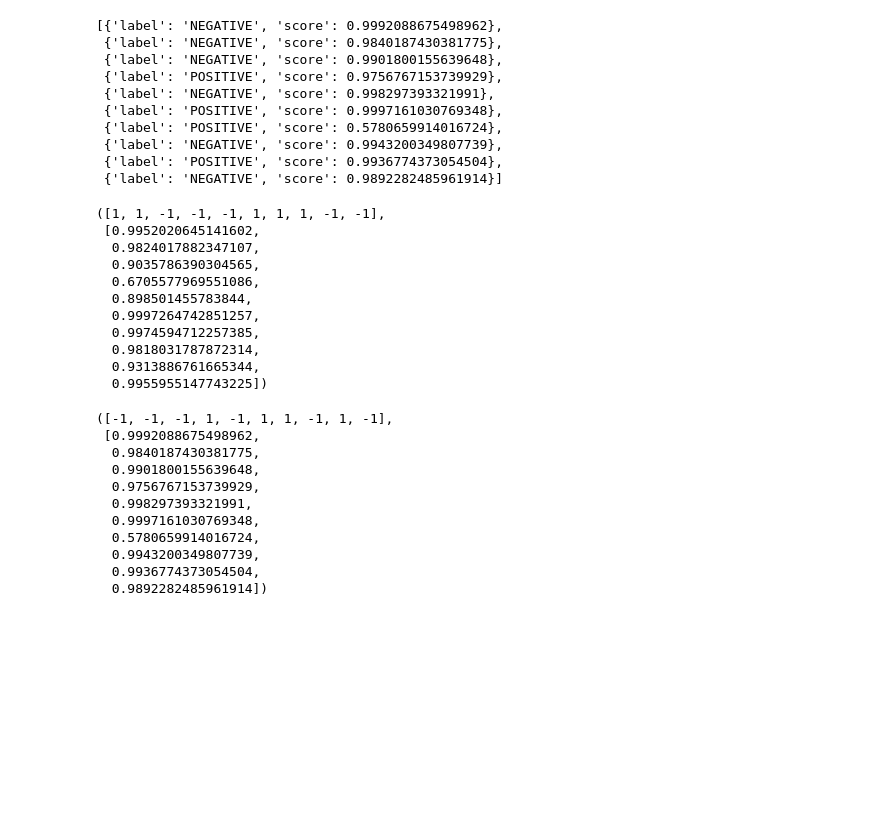
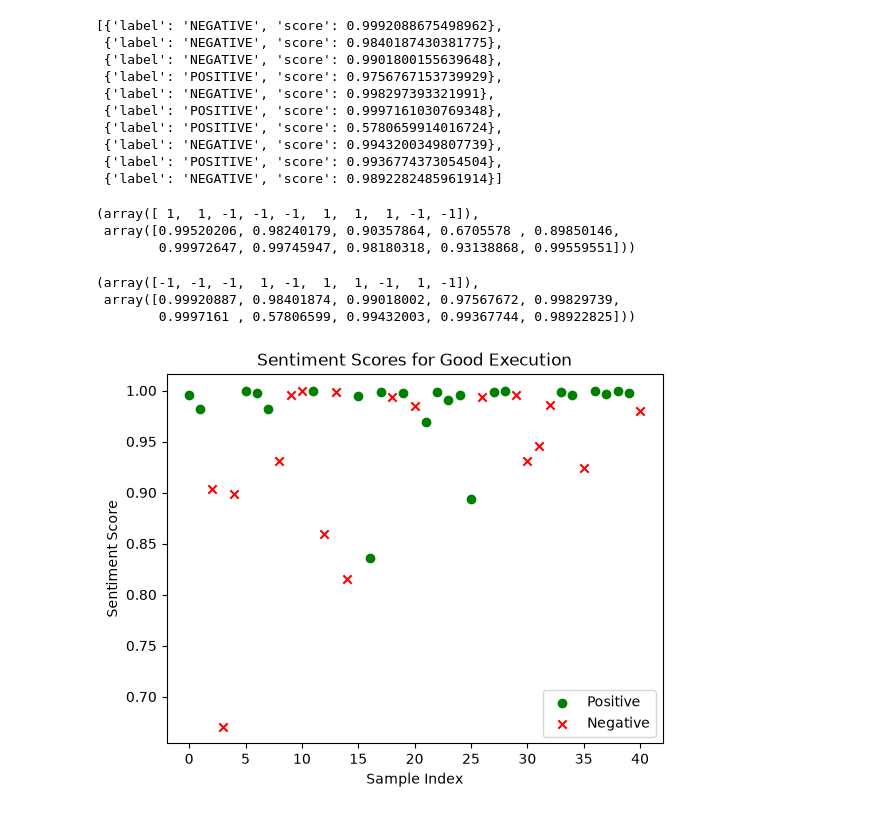
Before and after one commit to kevinngonyc/Multimodal-Ego-Exo4D, a Jupyter notebook: initial_exploration.ipynb, the cells around one changed output. Cells and saved outputs as stored; diff of their text form; code cells hidden in the pictures; blank space fills up the shorter version.

Commit message:
initial sentiment analysis minor changes

```diff
--- a/initial_exploration.ipynb
+++ b/initial_exploration.ipynb
@@ -86,34 +87,35 @@ tfi_result[:10]
  {'label': 'POSITIVE', 'score': 0.9936774373054504},
  {'label': 'NEGATIVE', 'score': 0.9892282485961914}]
 # %%
-ge_labels = [1 if item['label'] == 'POSITIVE' else -1 for item in ge_result]
-ge_scores = [item['score'] for item in ge_result]
+ge_labels = np.array([1 if item['label'] == 'POSITIVE' else -1 for item in ge_result])
+ge_scores = np.array([item['score'] for item in ge_result])
 ge_labels[:10], ge_scores[:10]
 # %% [output]
-([1, 1, -1, -1, -1, 1, 1, 1, -1, -1],
- [0.9952020645141602,
-  0.9824017882347107,
-  0.9035786390304565,
-  0.6705577969551086,
-  0.898501455783844,
-  0.9997264742851257,
-  0.9974594712257385,
-  0.9818031787872314,
-  0.9313886761665344,
-  0.9955955147743225])
+(array([ 1,  1, -1, -1, -1,  1,  1,  1, -1, -1]),
+ array([0.99520206, 0.98240179, 0.90357864, 0.6705578 , 0.89850146,
+        0.99972647, 0.99745947, 0.98180318, 0.93138868, 0.99559551]))
 # %%
-tfi_labels = [1 if item['label'] == 'POSITIVE' else -1 for item in tfi_result]
-tfi_scores = [item['score'] for item in tfi_result]
+tfi_labels = np.array([1 if item['label'] == 'POSITIVE' else -1 for item in tfi_result])
+tfi_scores = np.array([item['score'] for item in tfi_result])
 tfi_labels[:10], tfi_scores[:10]
 # %% [output]
-([-1, -1, -1, 1, -1, 1, 1, -1, 1, -1],
- [0.9992088675498962,
-  0.9840187430381775,
-  0.9901800155639648,
-  0.9756767153739929,
-  0.998297393321991,
-  0.9997161030769348,
-  0.5780659914016724,
-  0.9943200349807739,
-  0.9936774373054504,
-  0.9892282485961914])
+(array([-1, -1, -1,  1, -1,  1,  1, -1,  1, -1]),
+ array([0.99920887, 0.98401874, 0.99018002, 0.97567672, 0.99829739,
+        0.9997161 , 0.57806599, 0.99432003, 0.99367744, 0.98922825]))
+# %%
+ge_x = np.arange(len(ge_scores))  # or your actual x-axis values
+ge_pos_mask = ge_labels == 1
+ge_neg_mask = ge_labels == -1
+
+plt.scatter(ge_x[ge_pos_mask], ge_scores[ge_pos_mask], c='green', marker='o', label='Positive')
+plt.scatter(ge_x[ge_neg_mask], ge_scores[ge_neg_mask], c='red', marker='x', label='Negative')
+
+plt.title('Sentiment Scores for Good Execution')
+plt.ylabel('Sentiment Score')
+plt.xlabel('Sample Index')
+plt.legend()
+
+plt.savefig('figures/good_execution_sentiment.png')
+plt.show()
+# %% [output]
+[figure, added]
```
Also changed, not shown: parts of 2 cells of this notebook.
